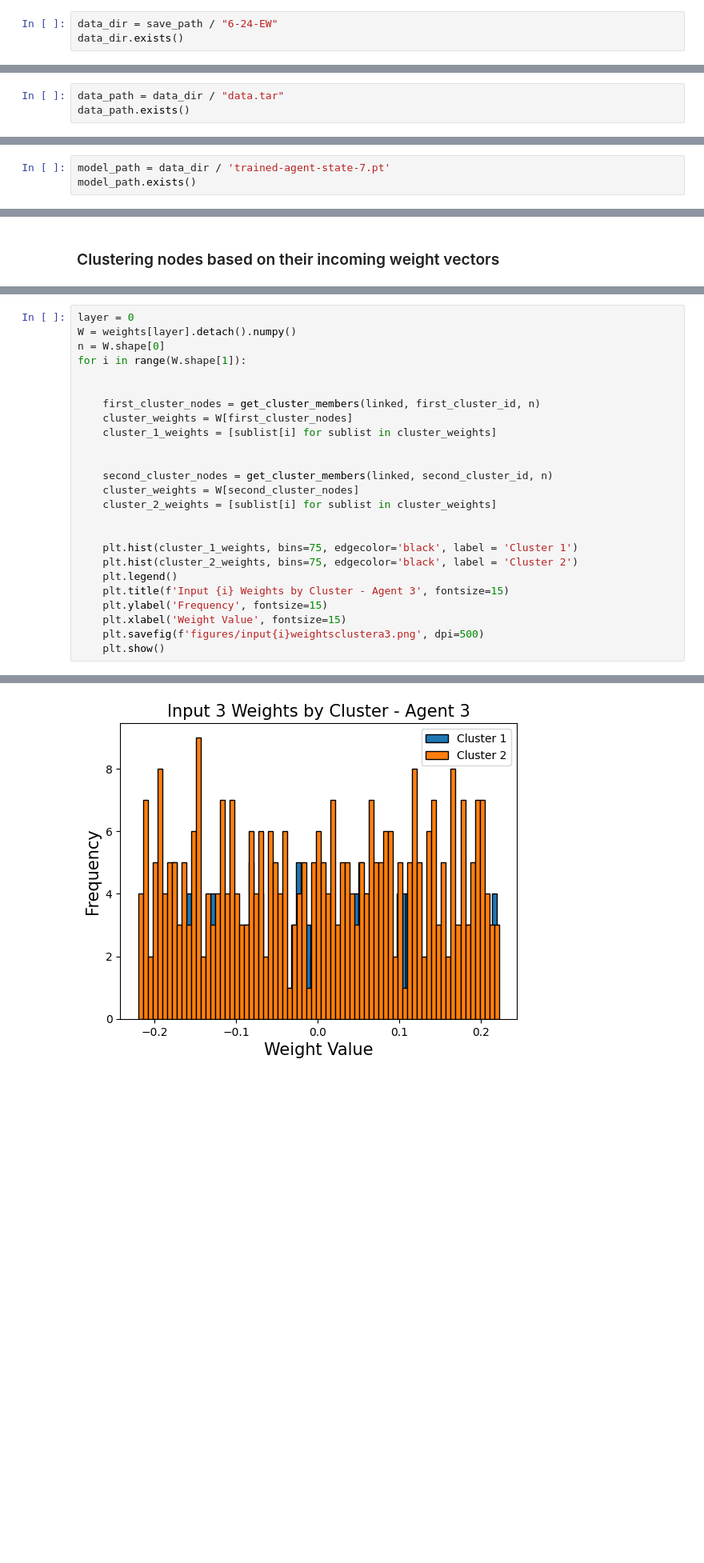
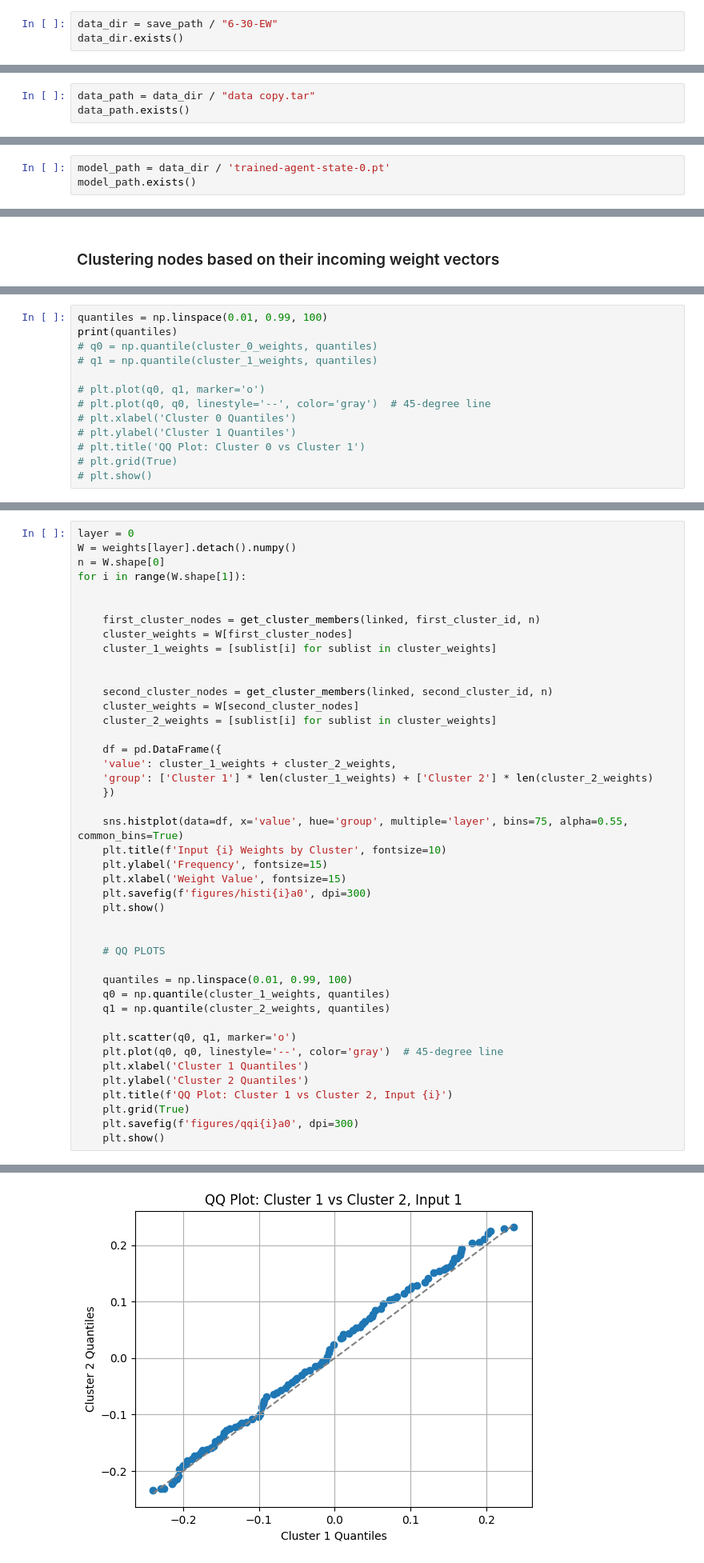
Before and after one commit to NiloufarRazmi/RL_Olfaction, a Jupyter notebook: cartesian_polar/general-model-analysis.ipynb, the cells around one changed output, grey strips where cells are left out. Shown at 80% size. Cells and saved outputs as stored; diff of their text form; blank space fills up the shorter version.

Commit message:
July 7 updates ; further visualizations, starting learning animation

```diff
--- a/cartesian_polar/general-model-analysis.ipynb
+++ b/cartesian_polar/general-model-analysis.ipynb
@@ -28,12 +29,12 @@ save_path.exists()
 # %% [output]
 True
 # %%
-data_dir = save_path / "6-24-EW"
+data_dir = save_path / "6-30-EW"
 data_dir.exists()
 # %% [output]
 True
 # %%
-data_path = data_dir / "data.tar"
+data_path = data_dir / "data copy.tar"
 data_path.exists()
 # %% [output]
 True
@@ -45,7 +46,7 @@ dict_keys(['rewards', 'steps', 'episodes', 'all_states', 'all_actions', 'all_qva
 # %% [markdown]
 ### Loading Model
 # %%
-model_path = data_dir / 'trained-agent-state-7.pt'
+model_path = data_dir / 'trained-agent-state-0.pt'
 model_path.exists()
 # %% [output]
 True
@@ -279,0 +308,13 @@ plt.show()
+# %%
+quantiles = np.linspace(0.01, 0.99, 100)
+print(quantiles)
+# q0 = np.quantile(cluster_0_weights, quantiles)
+# q1 = np.quantile(cluster_1_weights, quantiles)
+
+# plt.plot(q0, q1, marker='o')
+# plt.plot(q0, q0, linestyle='--', color='gray')  # 45-degree line
+# plt.xlabel('Cluster 0 Quantiles')
+# plt.ylabel('Cluster 1 Quantiles')
+# plt.title('QQ Plot: Cluster 0 vs Cluster 1')
+# plt.grid(True)
+# plt.show()
@@ -293,13 +352,31 @@ for i in range(W.shape[1]):
     cluster_weights = W[second_cluster_nodes]
     cluster_2_weights = [sublist[i] for sublist in cluster_weights]
 
+    df = pd.DataFrame({
+    'value': cluster_1_weights + cluster_2_weights,
+    'group': ['Cluster 1'] * len(cluster_1_weights) + ['Cluster 2'] * len(cluster_2_weights)
+    })
 
-    plt.hist(cluster_1_weights, bins=75, edgecolor='black', label = 'Cluster 1')
-    plt.hist(cluster_2_weights, bins=75, edgecolor='black', label = 'Cluster 2')
-    plt.legend()
-    plt.title(f'Input {i} Weights by Cluster - Agent 3', fontsize=15)
+    sns.histplot(data=df, x='value', hue='group', multiple='layer', bins=75, alpha=0.55, common_bins=True)
+    plt.title(f'Input {i} Weights by Cluster', fontsize=10)
     plt.ylabel('Frequency', fontsize=15)
     plt.xlabel('Weight Value', fontsize=15)
-    plt.savefig(f'figures/input{i}weightsclustera3.png', dpi=500)
+    plt.savefig(f'figures/histi{i}a0', dpi=300)
     plt.show()
+
+
+    # QQ PLOTS
+
+    quantiles = np.linspace(0.01, 0.99, 100)
+    q0 = np.quantile(cluster_1_weights, quantiles)
+    q1 = np.quantile(cluster_2_weights, quantiles)
+
+    plt.scatter(q0, q1, marker='o')
+    plt.plot(q0, q0, linestyle='--', color='gray')  # 45-degree line
+    plt.xlabel('Cluster 1 Quantiles')
+    plt.ylabel('Cluster 2 Quantiles')
+    plt.title(f'QQ Plot: Cluster 1 vs Cluster 2, Input {i}')
+    plt.grid(True)
+    plt.savefig(f'figures/qqi{i}a0', dpi=300)
+    plt.show()
 # %% [output]
@@ -309 +386 @@ for i in range(W.shape[1]):
-[figure, old version]
+[figure, new version]
```
Also changed, not shown: parts of 13 cells of this notebook, 3 other files.
